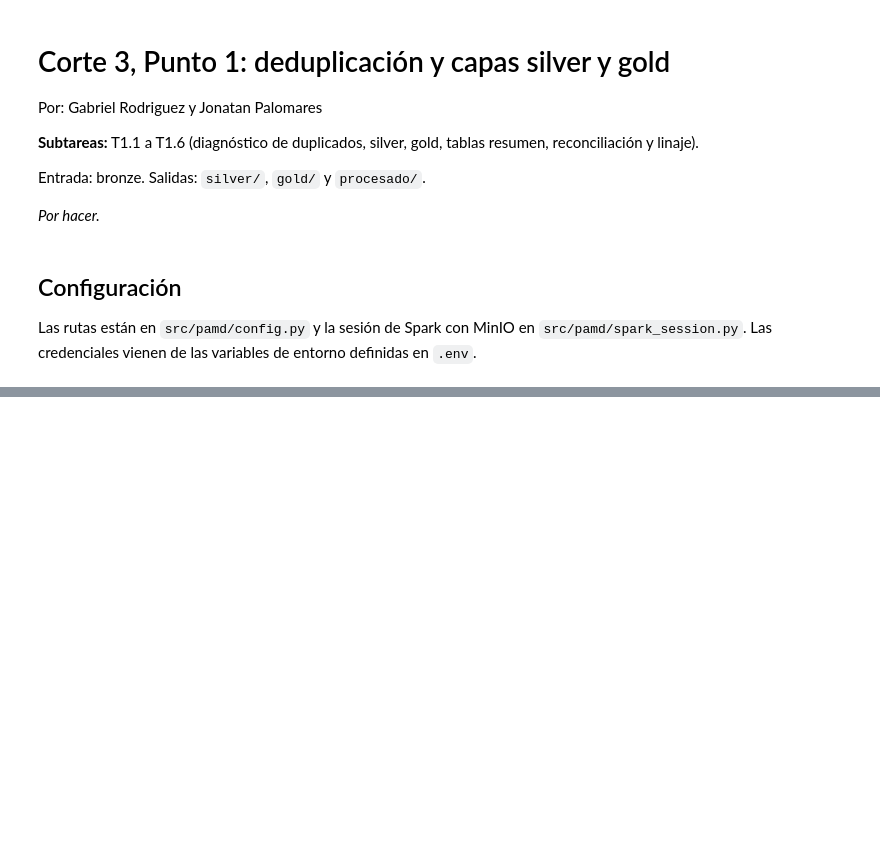
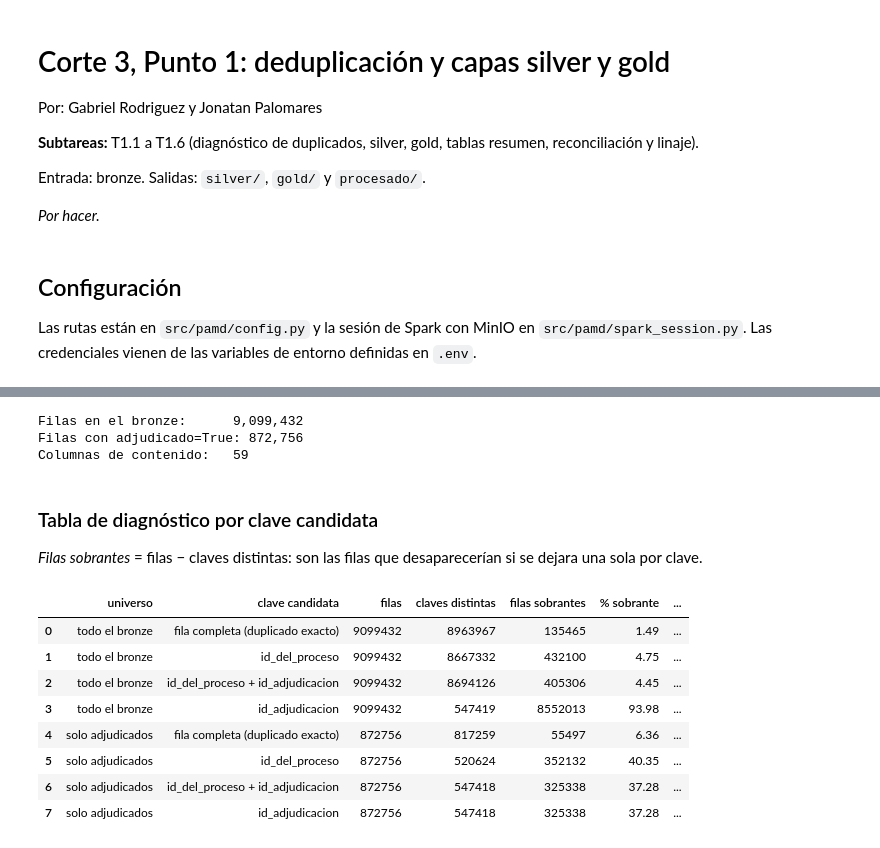
Before and after one commit to PalomaresJonatan13/pamd-secop, a Jupyter notebook: notebooks/04_corte3_silver_gold.ipynb, the cells around one changed output, grey strips where cells are left out. Drawn from its saved outputs; the diff is of its cells as text; code cells hidden in the pictures; blank space fills up the shorter version.

```diff
--- a/notebooks/04_corte3_silver_gold.ipynb
+++ b/notebooks/04_corte3_silver_gold.ipynb
@@ -44,0 +57,71 @@ spark = get_spark()
+# %%
+# T1.1 · Bronze de entrada
+bronze = spark.read.parquet(BRONZE_PARQUET_UNPARTITIONED)
+
+# fecha_ingesta_utc la pone el proceso de carga; no describe el contrato
+columnas_contenido = [c for c in bronze.columns if c != "fecha_ingesta_utc"]
+
+filas_bronze = bronze.count()
+filas_adjudicadas = bronze.filter(F.col("adjudicado") == True).count()
+print(f"Filas en el bronze:      {filas_bronze:,}")
+print(f"Filas con adjudicado=True: {filas_adjudicadas:,}")
+print(f"Columnas de contenido:   {len(columnas_contenido)}")
+# %% [output]
+Filas en el bronze:      9,099,432
+Filas con adjudicado=True: 872,756
+Columnas de contenido:   59
+# %% [markdown]
+### Tabla de diagnóstico por clave candidata
+
+*Filas sobrantes* = filas − claves distintas: son las filas que desaparecerían si se dejara una sola por clave.
+# %%
+# T1.1 · Tabla de diagnóstico: filas, claves distintas y filas sobrantes por clave candidata
+from functools import reduce
+from operator import or_
+import pandas as pd
+
+claves_candidatas = {
+    "fila completa (duplicado exacto)": columnas_contenido,
+    "id_del_proceso": ["id_del_proceso"],
+    "id_del_proceso + id_adjudicacion": ["id_del_proceso", "id_adjudicacion"],
+    "id_adjudicacion": ["id_adjudicacion"],
+}
+
+def diagnosticar(df, universo):
+    filas = df.count()
+    resultado = []
+    for nombre, columnas in claves_candidatas.items():
+        if len(columnas) > 2:
+            # Fila completa: se compara un hash de 64 bits de todas las columnas
+            # (con 9 millones de filas la probabilidad de colisión es despreciable)
+            distintas = df.select(F.xxhash64(*columnas).alias("h")).distinct().count()
+            nulas = "n/a"
+        else:
+            distintas = df.select(*columnas).distinct().count()
+            nulas = df.filter(reduce(or_, [F.col(c).isNull() for c in columnas])).count()
+        resultado.append({
+            "universo": universo,
+            "clave candidata": nombre,
+            "filas": filas,
+            "claves distintas": distintas,
+            "filas sobrantes": filas - distintas,
+            "% sobrante": round(100 * (filas - distintas) / filas, 2) if filas else 0.0,
+            "filas con clave nula": nulas,
+        })
+    return resultado
+
+diagnostico_claves = pd.DataFrame(
+    diagnosticar(bronze, "todo el bronze")
+    + diagnosticar(bronze.filter(F.col("adjudicado") == True), "solo adjudicados")
+)
+display(diagnostico_claves)
+# %% [output]
+|  | universo | clave candidata | filas | claves distintas | filas sobrantes | % sobrante | ... |
+| 0 | todo el bronze | fila completa (duplicado exacto) | 9099432 | 8963967 | 135465 | 1.49 | ... |
+| 1 | todo el bronze | id_del_proceso | 9099432 | 8667332 | 432100 | 4.75 | ... |
+| 2 | todo el bronze | id_del_proceso + id_adjudicacion | 9099432 | 8694126 | 405306 | 4.45 | ... |
+| 3 | todo el bronze | id_adjudicacion | 9099432 | 547419 | 8552013 | 93.98 | ... |
+| 4 | solo adjudicados | fila completa (duplicado exacto) | 872756 | 817259 | 55497 | 6.36 | ... |
+| 5 | solo adjudicados | id_del_proceso | 872756 | 520624 | 352132 | 40.35 | ... |
+| 6 | solo adjudicados | id_del_proceso + id_adjudicacion | 872756 | 547418 | 325338 | 37.28 | ... |
+| 7 | solo adjudicados | id_adjudicacion | 872756 | 547418 | 325338 | 37.28 | ... |
```
Also changed, not shown: parts of 11 cells of this notebook.
